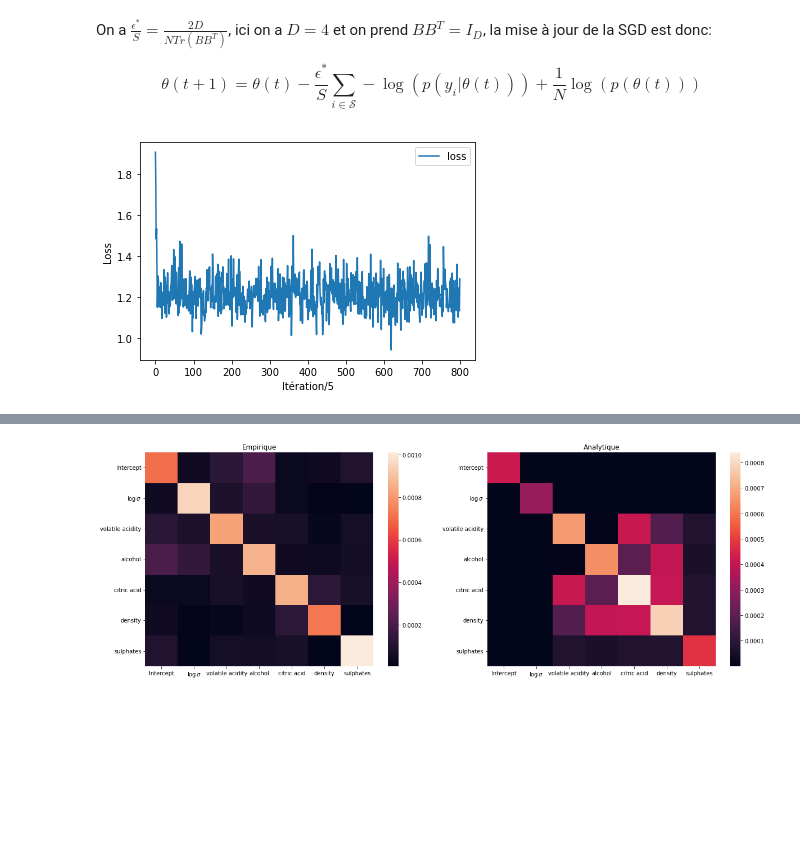
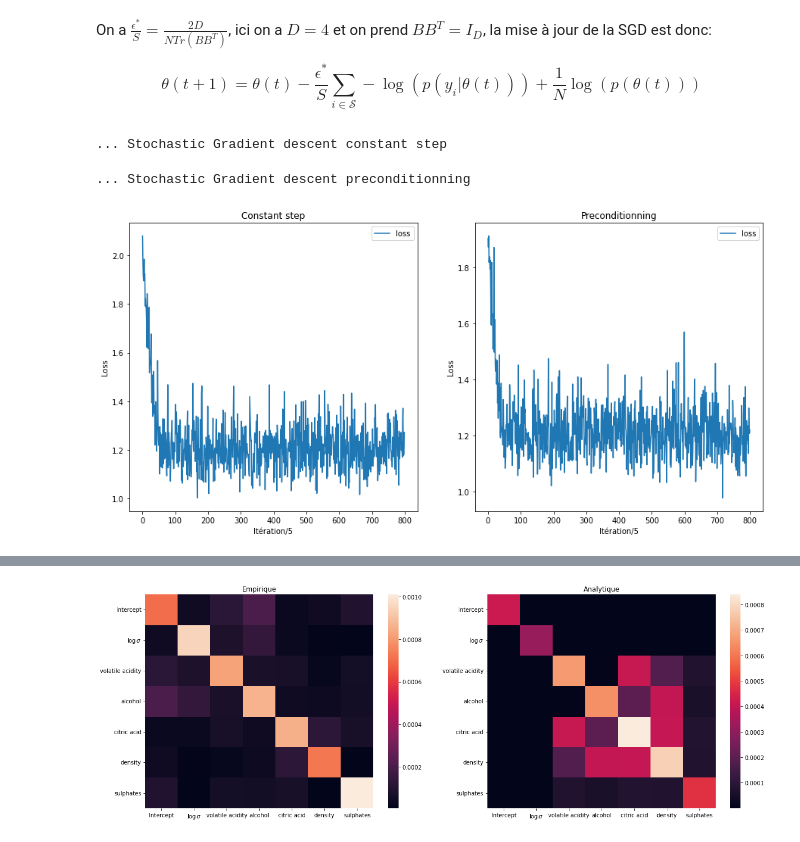
Before and after one commit to cyrille-kone/VASGA, a Jupyter notebook: linear_reg/linear_regression.ipynb, the cells around one changed output, grey strips where cells are left out. Drawn from its saved outputs; the diff is of its cells as text; code cells hidden in the pictures; blank space fills up the shorter version.

```diff
--- a/linear_reg/linear_regression.ipynb
+++ b/linear_reg/linear_regression.ipynb
@@ -224,24 +223,43 @@ On a $\frac{\epsilon^*}{S} = \frac{2D}{NTr(BB^T)}$, ici on a $D=4$ et on prend $
 
 $$ \theta(t+1) = \theta(t) - \frac{\epsilon^*}{S} \sum \limits_{i \in \mathcal{S}}-\log(p(y_i|\theta(t))) + \frac{1}{N}\log(p(\theta(t)))$$
 # %%
-B = np.eye(D)
-tr = np.trace(B@B.T)
-lr = (2*D)/(len(y)*tr)
-max_iter = 4000
-
 X_tensor = torch.tensor(X, requires_grad=False, dtype=torch.float64)
 y_tensor = torch.tensor(y, requires_grad=False, dtype=torch.float64)
 
-theta_sgd, loss = sgd(X_tensor, y_tensor, _loss, lr, max_iter=max_iter)
+B = 3*np.eye(D)
+tr = np.trace(B@B.T)
+lr = (2*D)/(len(y)*tr)
+precond = torch.tensor((2/len(y))*np.linalg.inv(B@B.T), dtype=torch.float64, requires_grad=False)
+max_iter = 4000
+
+print('... Stochastic Gradient descent constant step')
+theta_sgd_c, loss_c = sgd(X_tensor, y_tensor, _loss, lr, max_iter=max_iter)
+
+print('... Stochastic Gradient descent preconditionning')
+theta_sgd_pre, loss_pre = sgd(X_tensor, y_tensor, _loss, precond=precond, max_iter=max_iter)
+# %% [output]
+... Stochastic Gradient descent constant step
+... Stochastic Gradient descent preconditionning
-# %%
-plt.figure()
-plt.plot(range(len(loss)), loss, label='loss')
-plt.xlabel('Itération/5')
-plt.ylabel('Loss')
-plt.legend(loc='best')
-plt.show()
-# %% [output]
-[figure, removed]
+# %%
+plt.figure(figsize=(15,7))
+
+plt.subplot(1,2,1)
+plt.plot(range(len(loss_c)), loss_c, label='loss')
+plt.title('Constant step')
+plt.xlabel('Itération/5')
+plt.ylabel('Loss')
+plt.legend(loc='best')
+
+plt.subplot(1,2,2)
+plt.plot(range(len(loss_pre)), loss_pre, label='loss')
+plt.title('Preconditionning')
+plt.xlabel('Itération/5')
+plt.ylabel('Loss')
+plt.legend(loc='best')
+
+plt.show()
+# %% [output]
+[figure, added]
 # %%
 # On utilise le modèle de la pca déterminé précédemment dans le cadre de l'algorithme MCMC
 cv_it = 300
```
Also changed, not shown: parts of 18 cells of this notebook.
